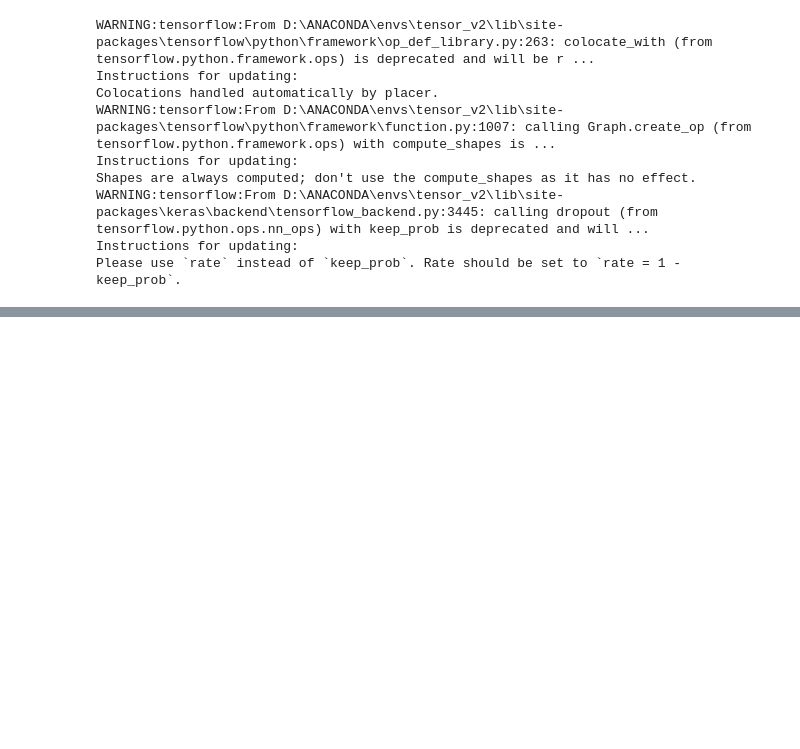
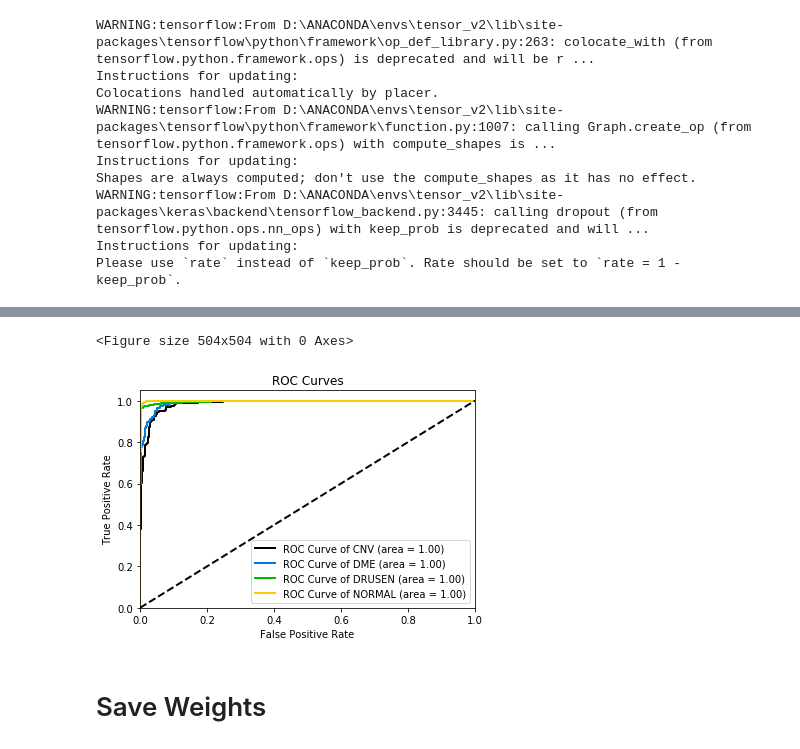
Before and after one commit to ierolsen/Diagnosis-with-Optical-Coherence-Tomography, a Jupyter notebook: Diagnosis-with-Optical-Coherence-Tomography.ipynb, the cells around one changed output, grey strips where cells are left out. Cells and saved outputs as stored; diff of their text form; code cells hidden in the pictures; blank space fills up the shorter version.

```diff
--- a/Diagnosis-with-Optical-Coherence-Tomography.ipynb
+++ b/Diagnosis-with-Optical-Coherence-Tomography.ipynb
@@ -127,0 +167,4 @@ Epoch 1/1
+# %%
+file = os.listdir(test_path)
+
+file
@@ -127,0 +209,4 @@ Epoch 1/1
+# %%
+X_test = np.asarray(test_data)
+
+X_test.shape
@@ -127,0 +323,17 @@ Epoch 1/1
+# %%
+plt.figure(figsize=(7,7))
+
+skplt.metrics.plot_roc(y_true,
+                       y_probas,
+                       plot_macro=False,
+                       plot_micro=False)
+
+plt.legend(["ROC Curve of CNV (area = 1.00)",
+            "ROC Curve of DME (area = 1.00)",
+            "ROC Curve of DRUSEN (area = 1.00)",
+            "ROC Curve of NORMAL (area = 1.00)"], loc="lower right");
+# %% [output]
+<Figure size 504x504 with 0 Axes>
+[figure, added]
+# %% [markdown]
+# Save Weights
```
Also changed, not shown: parts of 24 cells of this notebook.
